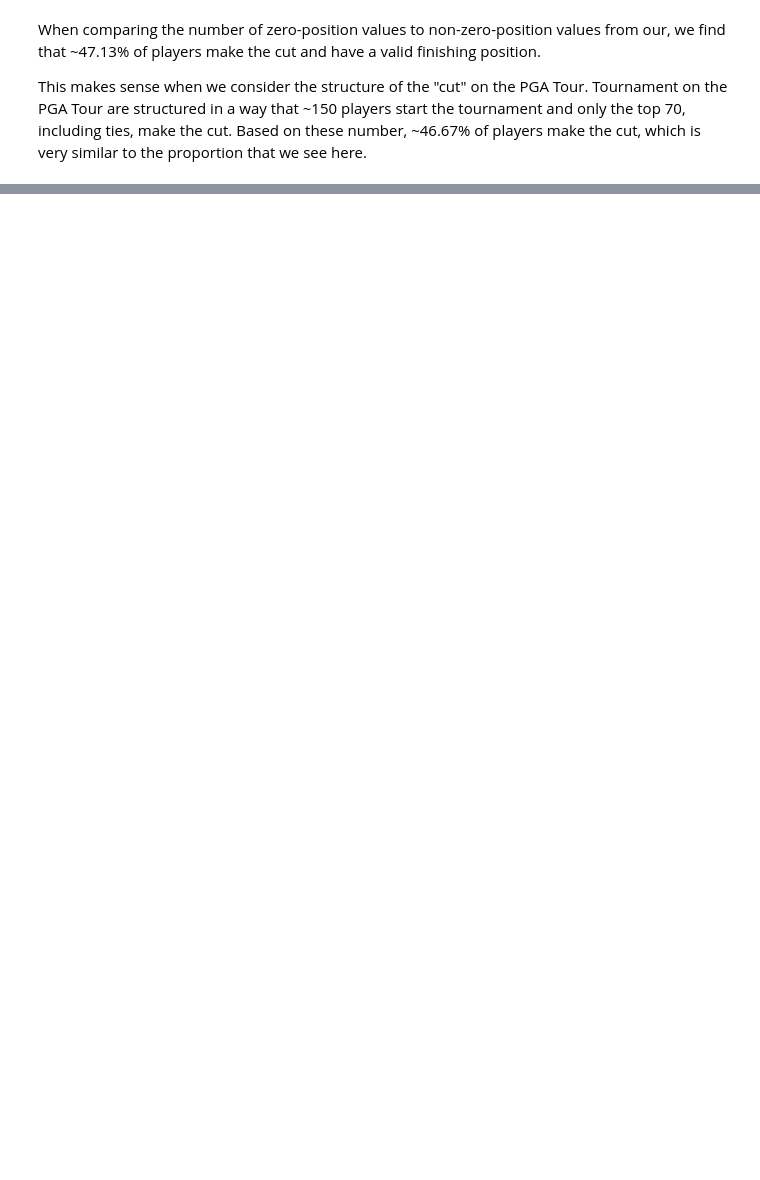
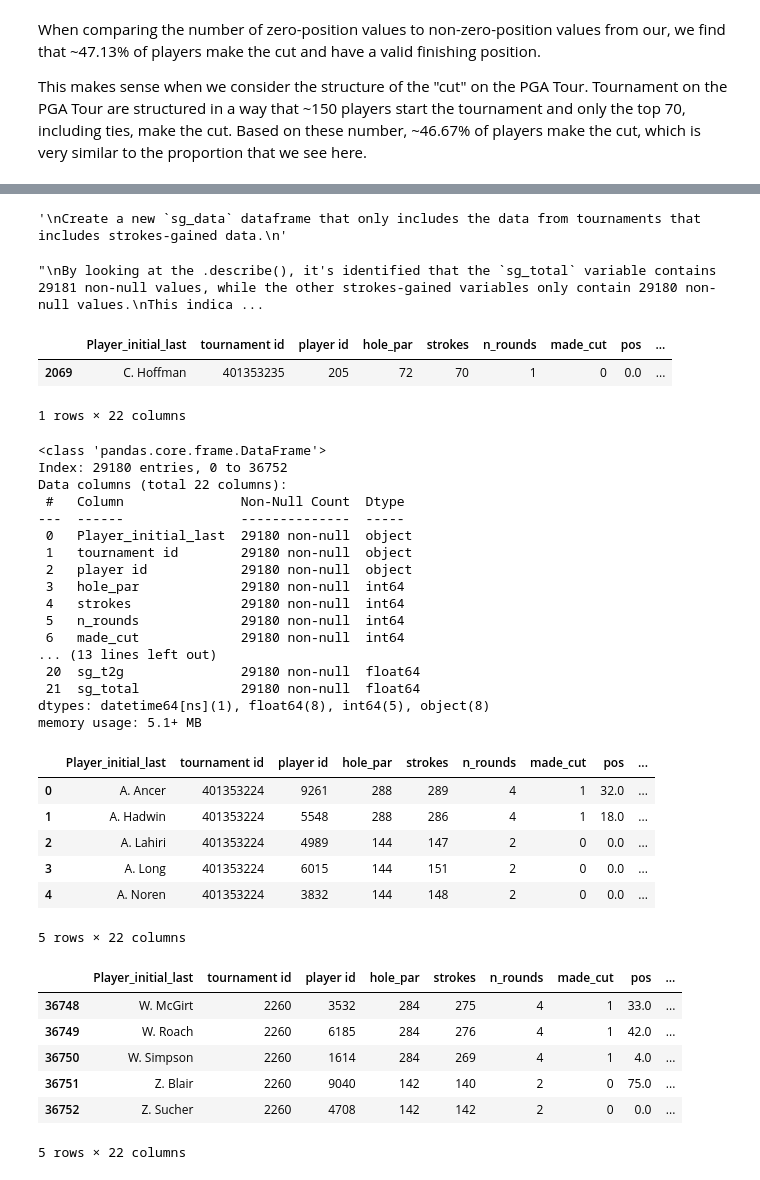
Before and after one commit to stefanjenss/Projects, a Jupyter notebook: PGA Tour Exploratory Data Analysis/PGA_Tour_EDA--1_Data_Cleaning_Phase.ipynb, the cells around one changed output, grey strips where cells are left out. Saved outputs shown, nothing was run; the diff lists cells and outputs as text; code cells hidden in the pictures; blank space fills up the shorter version.

```diff
--- a/PGA Tour Exploratory Data Analysis/PGA_Tour_EDA--1_Data_Cleaning_Phase.ipynb
+++ b/PGA Tour Exploratory Data Analysis/PGA_Tour_EDA--1_Data_Cleaning_Phase.ipynb
@@ -886,0 +541,63 @@ fig.show()
+# %%
+"""
+Create a new `sg_data` dataframe that only includes the data from tournaments that includes strokes-gained data.
+"""
+
+# Create a new dataframe that only includes the data from tournaments that includes strokes-gained data.
+sg_data_clean = pga_cleaning_sg_copy[pga_cleaning_sg_copy['sg_total'].notnull()]
+
+"""
+By looking at the .describe(), it's identified that the `sg_total` variable contains 29181 non-null values, while the other strokes-gained variables only contain 29180 non-null values.
+This indicates that there is one row of data that contains a value for `sg_total`, but not for the other strokes-gained variables.
+Thus, the next step is to identify this row of data and remove it from the dataframe.
+"""
+
+# Identify the row of data that contains a value for `sg_total`, but not for the other strokes-gained variables.
+sg_data_clean[sg_data_clean['sg_arg'].isnull()] # Row 2068 - C. Hoffman, 2022 - AT&T Pebble Beach Pro-Am
+
+# Remove this row of data that contains nulls for non-`sg_total` strokes-gained variables.
+sg_data_clean = pga_cleaning_sg_copy[pga_cleaning_sg_copy['sg_putt'].notnull()]
+
+# Confirm that the new dataframe only includes the data from tournaments that included strokes gained data.
+sg_data_clean.info()
+
+# View the head and tail of the new dataframe to observe the new strokes-gained data.
+sg_data_clean.head()
+sg_data_clean.tail()
+# %% [output]
+'\nCreate a new `sg_data` dataframe that only includes the data from tournaments that includes strokes-gained data.\n'
+"\nBy looking at the .describe(), it's identified that the `sg_total` variable contains 29181 non-null values, while the other strokes-gained variables only contain 29180 non-null values.\nThis indica ...
+|  | Player_initial_last | tournament id | player id | hole_par | strokes | n_rounds | made_cut | pos | ... |
+| 2069 | C. Hoffman | 401353235 | 205 | 72 | 70 | 1 | 0 | 0.0 | ... |
+1 rows × 22 columns
+<class 'pandas.core.frame.DataFrame'>
+Index: 29180 entries, 0 to 36752
+Data columns (total 22 columns):
+ #   Column               Non-Null Count  Dtype
+---  ------               --------------  -----
+ 0   Player_initial_last  29180 non-null  object
+ 1   tournament id        29180 non-null  object
+ 2   player id            29180 non-null  object
+ 3   hole_par             29180 non-null  int64
+ 4   strokes              29180 non-null  int64
+ 5   n_rounds             29180 non-null  int64
+ 6   made_cut             29180 non-null  int64
+... (13 lines left out)
+ 20  sg_t2g               29180 non-null  float64
+ 21  sg_total             29180 non-null  float64
+dtypes: datetime64[ns](1), float64(8), int64(5), object(8)
+memory usage: 5.1+ MB
+|  | Player_initial_last | tournament id | player id | hole_par | strokes | n_rounds | made_cut | pos | ... |
+| 0 | A. Ancer | 401353224 | 9261 | 288 | 289 | 4 | 1 | 32.0 | ... |
+| 1 | A. Hadwin | 401353224 | 5548 | 288 | 286 | 4 | 1 | 18.0 | ... |
+| 2 | A. Lahiri | 401353224 | 4989 | 144 | 147 | 2 | 0 | 0.0 | ... |
+| 3 | A. Long | 401353224 | 6015 | 144 | 151 | 2 | 0 | 0.0 | ... |
+| 4 | A. Noren | 401353224 | 3832 | 144 | 148 | 2 | 0 | 0.0 | ... |
+5 rows × 22 columns
+|  | Player_initial_last | tournament id | player id | hole_par | strokes | n_rounds | made_cut | pos | ... |
+| 36748 | W. McGirt | 2260 | 3532 | 284 | 275 | 4 | 1 | 33.0 | ... |
+| 36749 | W. Roach | 2260 | 6185 | 284 | 276 | 4 | 1 | 42.0 | ... |
+| 36750 | W. Simpson | 2260 | 1614 | 284 | 269 | 4 | 1 | 4.0 | ... |
+| 36751 | Z. Blair | 2260 | 9040 | 142 | 140 | 2 | 0 | 75.0 | ... |
+| 36752 | Z. Sucher | 2260 | 4708 | 142 | 142 | 2 | 0 | 0.0 | ... |
+5 rows × 22 columns
```
Also changed, not shown: parts of 147 cells of this notebook, 3 other files.
